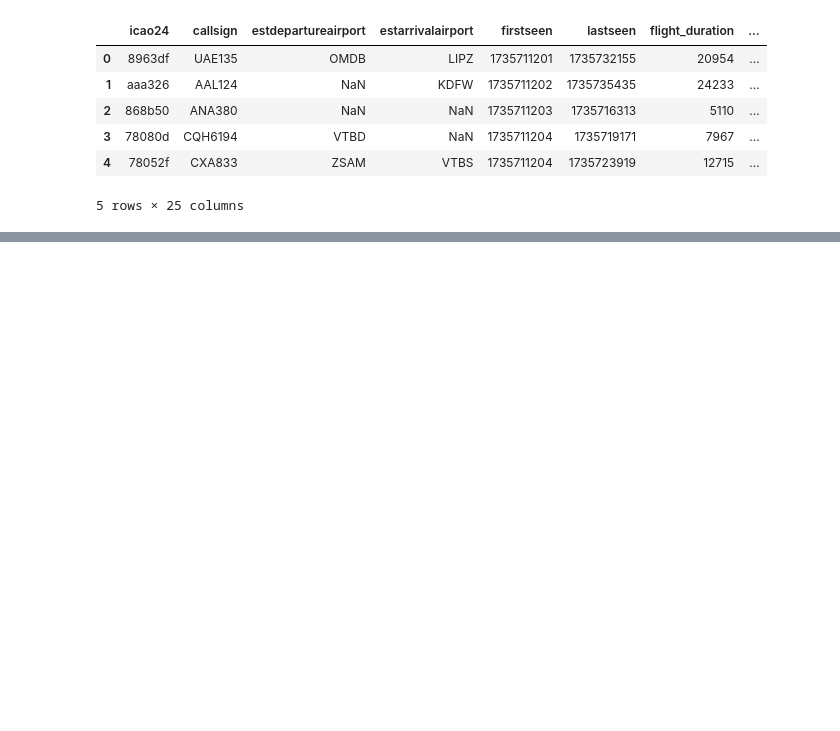
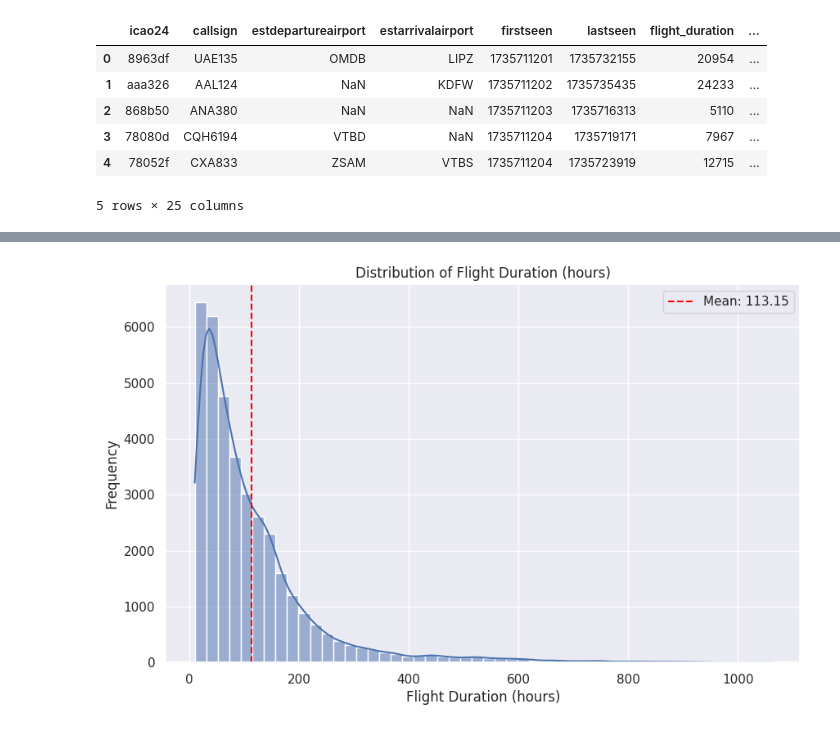
Before and after one commit to mabbts/Aviation-Milestone2-Project, a Jupyter notebook: notebooks/julien-hovan/flights_eda.ipynb, the cells around one changed output, grey strips where cells are left out. Drawn from its saved outputs; the diff is of its cells as text; code cells hidden in the pictures; blank space fills up the shorter version.

```diff
--- a/notebooks/julien-hovan/flights_eda.ipynb
+++ b/notebooks/julien-hovan/flights_eda.ipynb
@@ -245,0 +336,8 @@ df.sample(1000).to_csv('../../data/flight_data/flight_data_sample.csv', index=Fa
+# %%
+# create coinvert flight duration to hours
+df['flight_duration_hours'] = df['flight_duration'] / 60
+
+# Plot the distribution of flight duration in hours
+plot_distribution("flight_duration_hours", "Distribution of Flight Duration (hours)", "Flight Duration (hours)")
+# %% [output]
+[figure, added]
```
Also changed, not shown: parts of 18 cells of this notebook, 1 other file.
